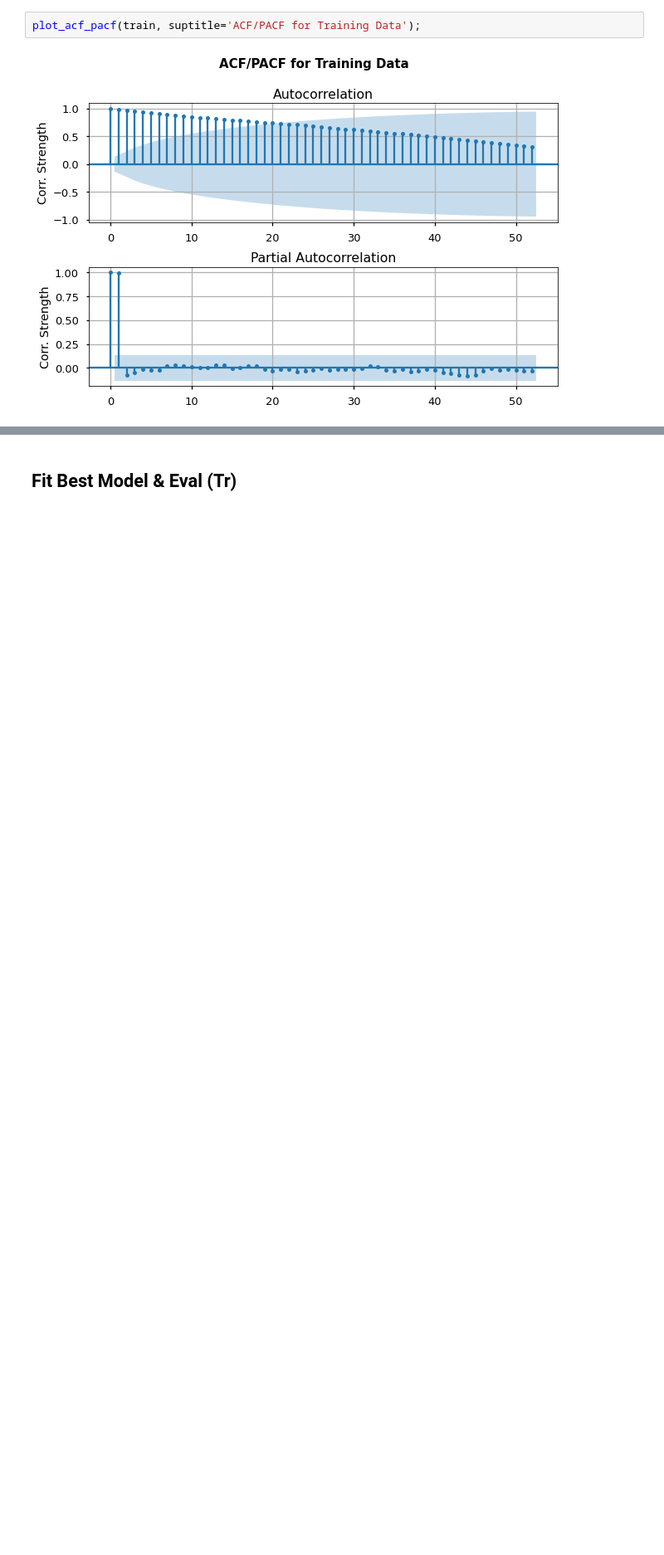
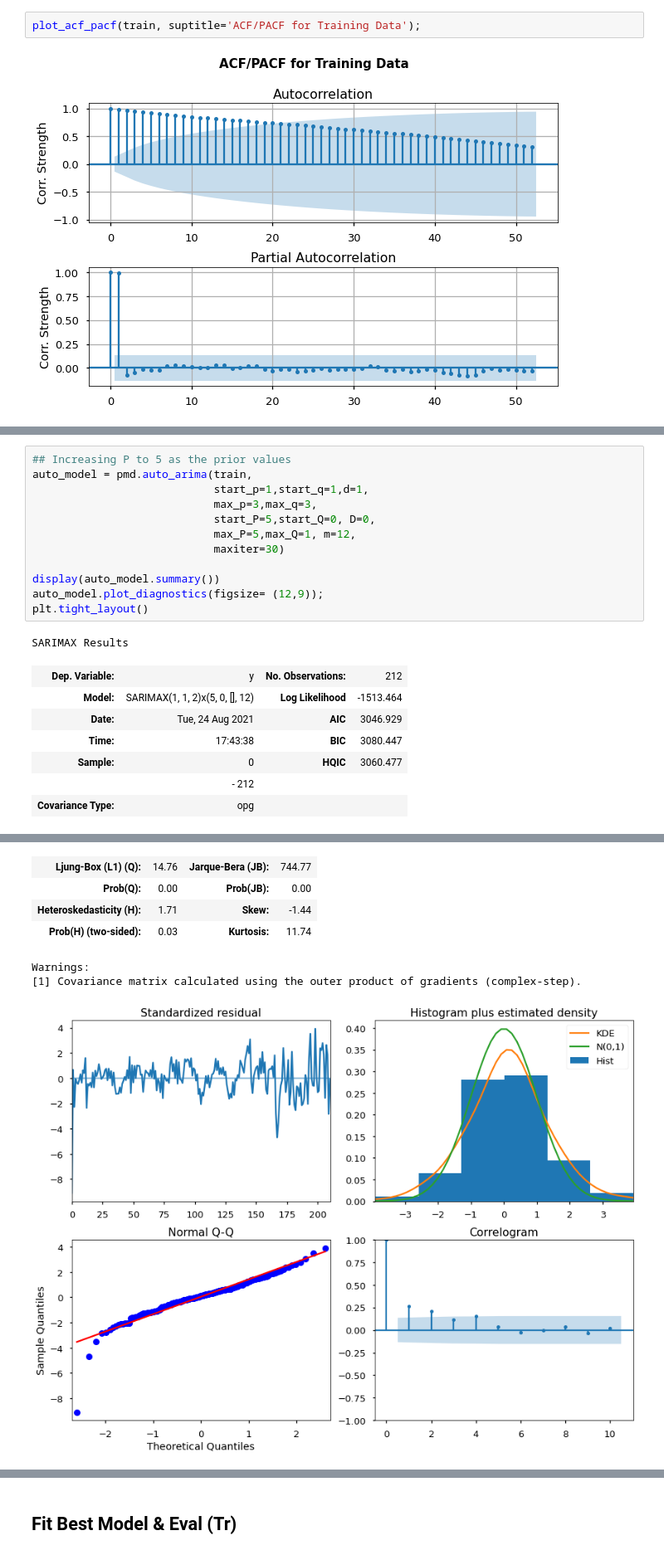
Before and after one commit to BenJMcCarty/Best_of_the_Burgh, a Jupyter notebook: workbooks/WIP_Main_Notebook.ipynb, the cells around one changed output, grey strips where cells are left out. Shown at 83% size. Drawn from its saved outputs; the diff is of its cells as text; blank space fills up the shorter version.

```diff
--- a/workbooks/WIP_Main_Notebook.ipynb
+++ b/workbooks/WIP_Main_Notebook.ipynb
@@ -855,0 +922,21 @@ def diagnose_model(model):
+# %%
+## Increasing P to 5 as the prior values
+auto_model = pmd.auto_arima(train,
+                            start_p=1,start_q=1,d=1,
+                            max_p=3,max_q=3,
+                            start_P=5,start_Q=0, D=0,
+                            max_P=5,max_Q=1, m=12,
+                            maxiter=30)
+
+display(auto_model.summary())
+auto_model.plot_diagnostics(figsize= (12,9));
+plt.tight_layout()
+# %% [output]
+SARIMAX Results
+| Dep. Variable: | y | No. Observations: | 212 |
+| Model: | SARIMAX(1, 1, 2)x(5, 0, [], 12) | Log Likelihood | -1513.464 |
+| Date: | Tue, 24 Aug 2021 | AIC | 3046.929 |
+| Time: | 17:43:38 | BIC | 3080.447 |
+| Sample: | 0 | HQIC | 3060.477 |
+|  | - 212 |  |  |
+| Covariance Type: | opg |  |  |
@@ -855,0 +954,7 @@ def diagnose_model(model):
+| Ljung-Box (L1) (Q): | 14.76 | Jarque-Bera (JB): | 744.77 |
+| Prob(Q): | 0.00 | Prob(JB): | 0.00 |
+| Heteroskedasticity (H): | 1.71 | Skew: | -1.44 |
+| Prob(H) (two-sided): | 0.03 | Kurtosis: | 11.74 |
+Warnings:
+[1] Covariance matrix calculated using the outer product of gradients (complex-step).
+[figure, added]
```
Also changed, not shown: parts of 22 cells of this notebook.
